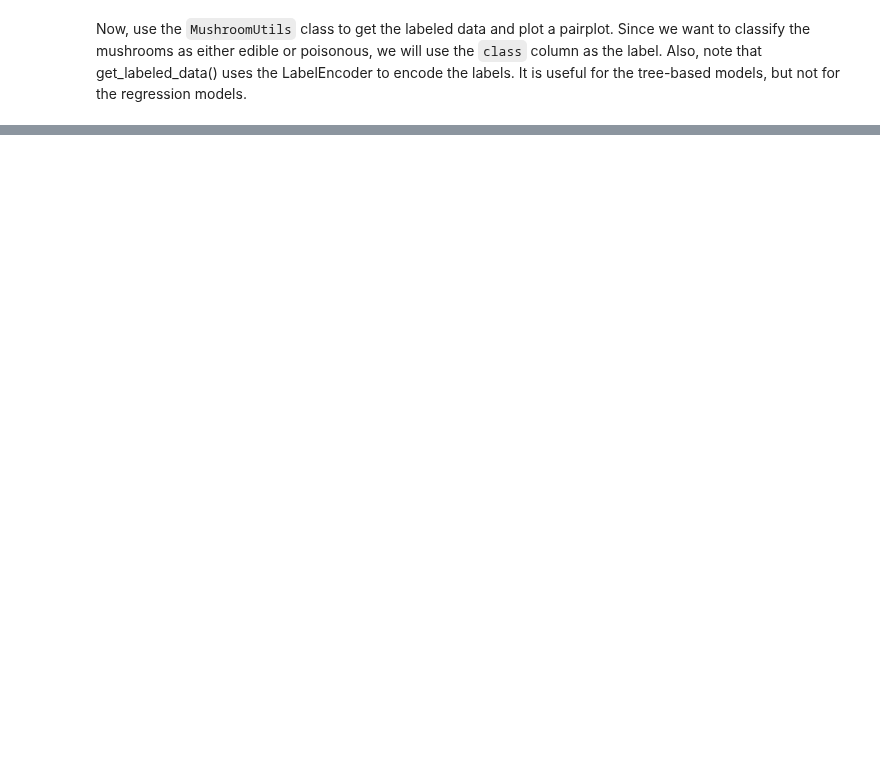
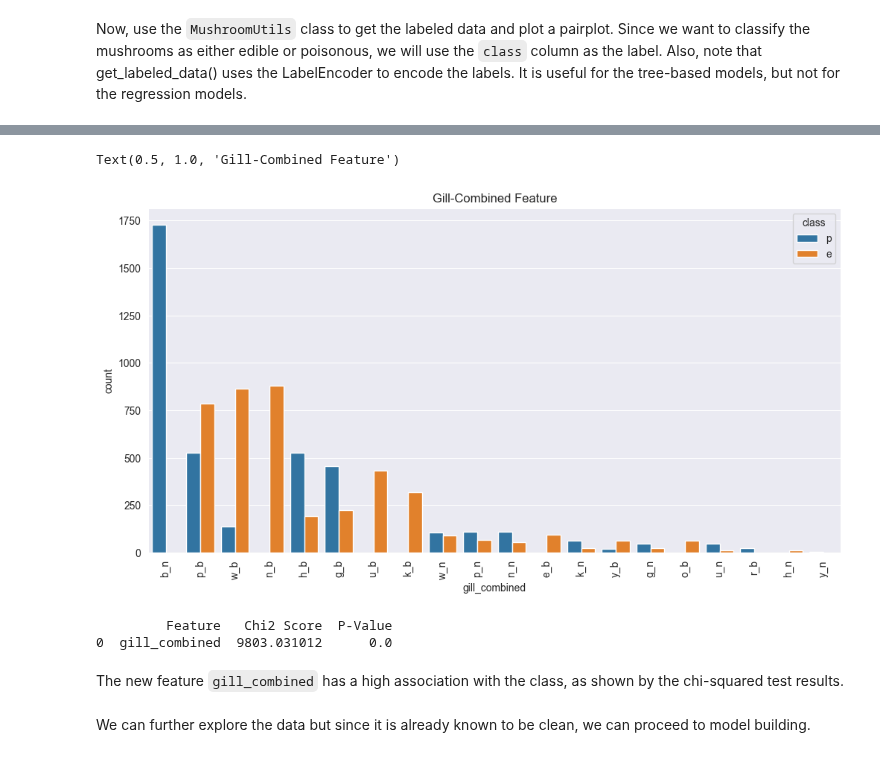
Before and after one commit to berkaybgk/portfolio, a Jupyter notebook: mushroom/mushroom_eda.ipynb, the cells around one changed output, grey strips where cells are left out. Cells and saved outputs as stored; diff of their text form; code cells hidden in the pictures; blank space fills up the shorter version.

```diff
--- a/mushroom/mushroom_eda.ipynb
+++ b/mushroom/mushroom_eda.ipynb
@@ -142,0 +221,5 @@ for col in labeled_shroom_data.columns[1:]:
+# %%
+# Create a new feature by combining gill-color and gill-size
+mushroom_data["gill_combined"] = mushroom_data["gill-color"] + "_" + mushroom_data["gill-size"]
+
+mushroom_data["gill_combined"]
@@ -142,0 +239,23 @@ for col in labeled_shroom_data.columns[1:]:
+# %%
+plt.figure(figsize=(12, 6))
+sns.countplot(data=mushroom_data, x='gill_combined', hue='class',
+              order=mushroom_data['gill_combined'].value_counts().index)
+plt.xticks(rotation=90)
+plt.title("Gill-Combined Feature")
+# %% [output]
+Text(0.5, 1.0, 'Gill-Combined Feature')
+[figure, added]
+# %%
+label_encoder = LabelEncoder()
+encoded_mush_data = mushroom_data.apply(label_encoder.fit_transform)  # Ensure all categorical data is encoded
+
+chi2_scores, p_values = chi2(encoded_mush_data[['gill_combined']], encoded_mush_data['class'])
+feature_importance = pd.DataFrame({'Feature': ['gill_combined'], 'Chi2 Score': chi2_scores, 'P-Value': p_values})
+print(feature_importance)
+# %% [output]
+         Feature   Chi2 Score  P-Value
+0  gill_combined  9803.031012      0.0
+# %% [markdown]
+The new feature `gill_combined` has a high association with the class, as shown by the chi-squared test results.
+# %% [markdown]
+We can further explore the data but since it is already known to be clean, we can proceed to model building.
```
Also changed, not shown: parts of 12 cells of this notebook, 2 other files.
